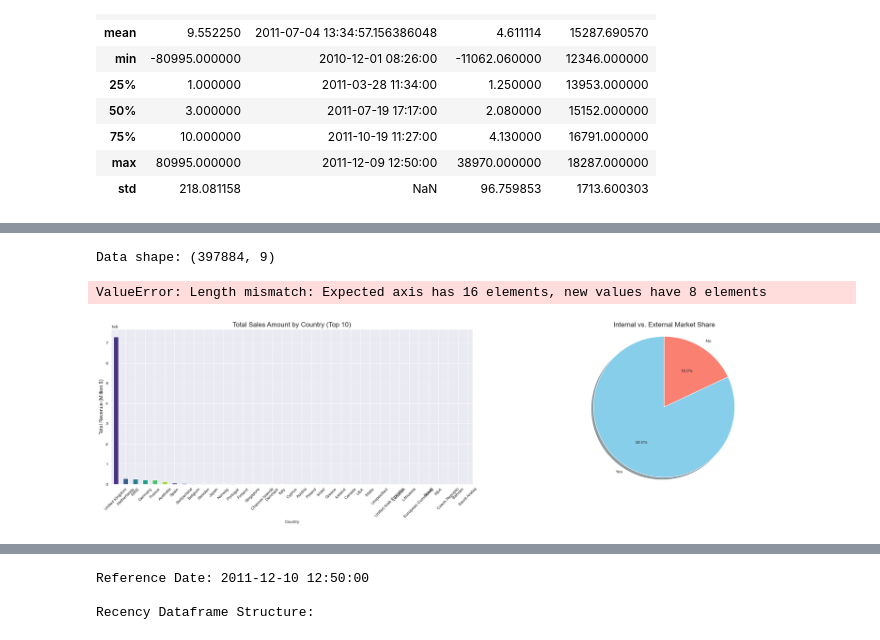
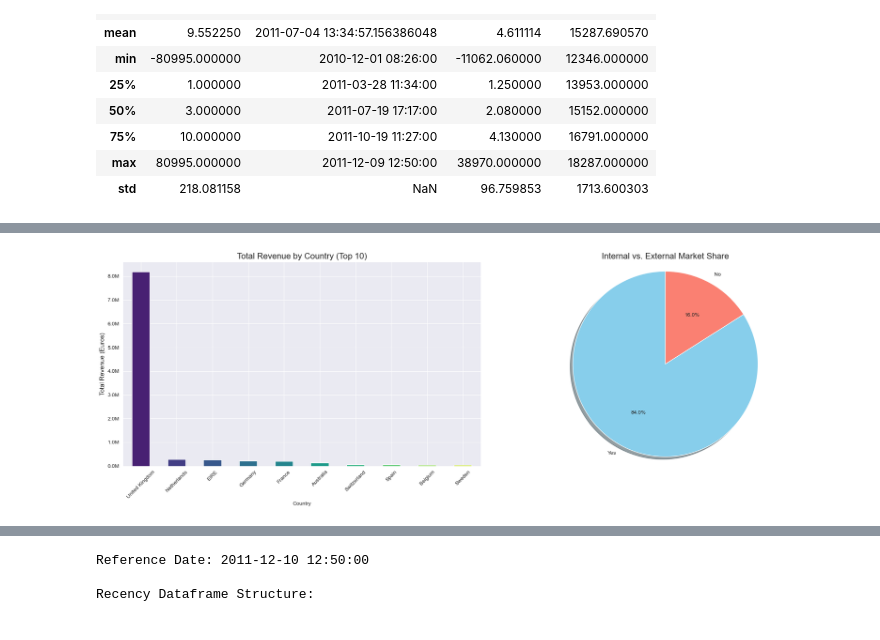
Before and after one commit to maharajcode/market_basket_analysis, a Jupyter notebook: MARKET_BASKET.ipynb, the cells around one changed output, grey strips where cells are left out. Drawn from its saved outputs; the diff is of its cells as text; code cells hidden in the pictures.

```diff
--- a/MARKET_BASKET.ipynb
+++ b/MARKET_BASKET.ipynb
@@ -456,64 +480,54 @@ display(cs_df.head())
-# %%
-# --- 1. Type Conversion ---
-# Convert InvoiceDate to datetime format (essential for time-series/RFM Recency)
-cs_df.InvoiceDate = pd.to_datetime(cs_df.InvoiceDate)
-
-# Convert CustomerID to nullable integer (best practice for ID columns)
-# 'Int64' preserves the integrity of the ID column.
-cs_df.CustomerID = cs_df.CustomerID.astype('Int64')
-
-# --- 2. Feature Creation ---
-# Calculate the total monetary value (Revenue) of each transaction line item
-cs_df['amount'] = cs_df.Quantity * cs_df.UnitPrice
-
-# --- 3. Final Validation ---
-details = rstr(cs_df)
-print(f"New feature 'amount' created. Final data shape: {cs_df.shape}")
-display(details.sort_values(by='distincts', ascending=False))
-# %% [output]
-Data shape: (397884, 9)
-ValueError: Length mismatch: Expected axis has 16 elements, new values have 8 elements
 # %%
-# --- 1. Data Aggregation and Feature Engineering ---
+# --- 1. Optimization: Create the Total Sales Amount ('amount') Feature ---
+# CRITICAL FIX: The entire visualization relies on this calculated column, which was missing.
+cs_df['amount'] = cs_df['Quantity'] * cs_df['UnitPrice']
 
-# Calculate total sales amount for each Country
-sales_by_country = cs_df.groupby("Country").amount.sum().sort_values(ascending=False)
+# --- 2. Data Aggregation and Feature Engineering ---
 
-# Create a new feature to categorize sales as 'Internal' (United Kingdom) or 'External'
-cs_df['Internal'] = cs_df.Country.apply(
+# A. Sales by Country (Optimized to calculate and select the Top 10)
+# Optimization: Select only the Top 10 to keep the bar chart readable.
+sales_by_country = (
+    cs_df.groupby("Country")['amount'].sum()
+    .sort_values(ascending=False).head(10)
+)
+
+# B. Market Categorization (Internal vs. External)
+# Feature Engineering: Create a binary categorical feature
+cs_df['Internal'] = cs_df['Country'].apply(
     lambda x: 'Yes' if x == 'United Kingdom' else 'No'
 )
 
-# Aggregate sales by the new 'Internal' category
-sales_by_market = cs_df.groupby("Internal").amount.sum().sort_values(ascending=False)
+# C. Aggregate sales by the new 'Internal' category
+sales_by_market = cs_df.groupby("Internal")['amount'].sum().sort_values(ascending=False)
 
 
-# --- 2. Visualization (Two Subplots) ---
-fig = plt.figure(figsize=(25, 7))
+# --- 3. Visualization (Two Subplots) ---
+fig = plt.figure(figsize=(20, 7)) # Adjusted size slightly for common screens
 
 # Subplot 1: Bar Plot of Sales by Country
 f1 = fig.add_subplot(121)
-sales_by_country.plot(kind='bar', ax=f1, color=sns.color_palette("viridis"))
-f1.set_title('Total Sales Amount by Country (Top 10)', fontsize=16)
-f1.set_ylabel('Total Revenue (Million $)', fontsize=12)
-f1.tick_params(axis='x', rotation=45) # Rotate x-labels for readability
+# Plotting the Top 10 sales
+sales_by_country.plot(kind='bar', ax=f1, color=sns.color_palette("viridis", n_colors=10))
+f1.set_title('Total Revenue by Country (Top 10)', fontsize=16)
+f1.set_ylabel('Total Revenue (Euros)', fontsize=12)
+f1.tick_params(axis='x', rotation=45)
+f1.yaxis.set_major_formatter(plt.FuncFormatter(lambda x, pos: f'{x/1000000:,.1f}M')) # Format y-axis to Millions
 
 # Subplot 2: Pie Chart of Internal vs. External Market
 f2 = fig.add_subplot(122)
-# Using 'sales_by_market' for the plot
 plt.pie(
     sales_by_market,
     labels=sales_by_market.index,
     autopct='%1.1f%%',
     shadow=True,
-    startangle=90, # Start the first slice at the top
+    startangle=90,
     colors=['skyblue', 'salmon']
 )
 plt.title('Internal vs. External Market Share', fontsize=16)
-f2.axis('equal') # Equal aspect ratio ensures that pie is drawn as a circle.
+f2.axis('equal')
 
-plt.tight_layout() # Adjust layout to prevent overlap
+plt.tight_layout()
 plt.show()
 # %% [output]
-[figure, old version]
+[figure, new version]
 # %%
```
Also changed, not shown: parts of 21 cells of this notebook.
